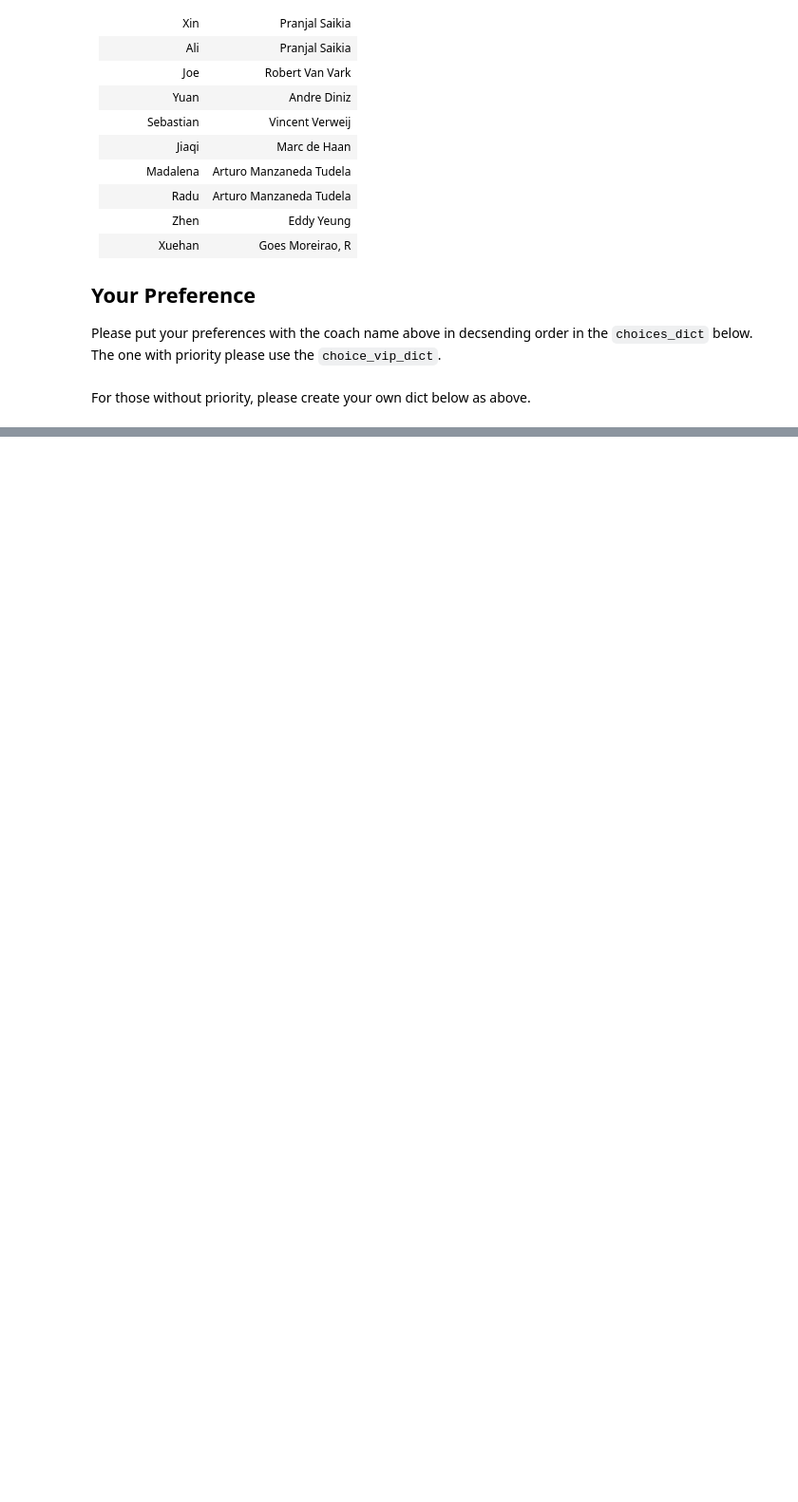
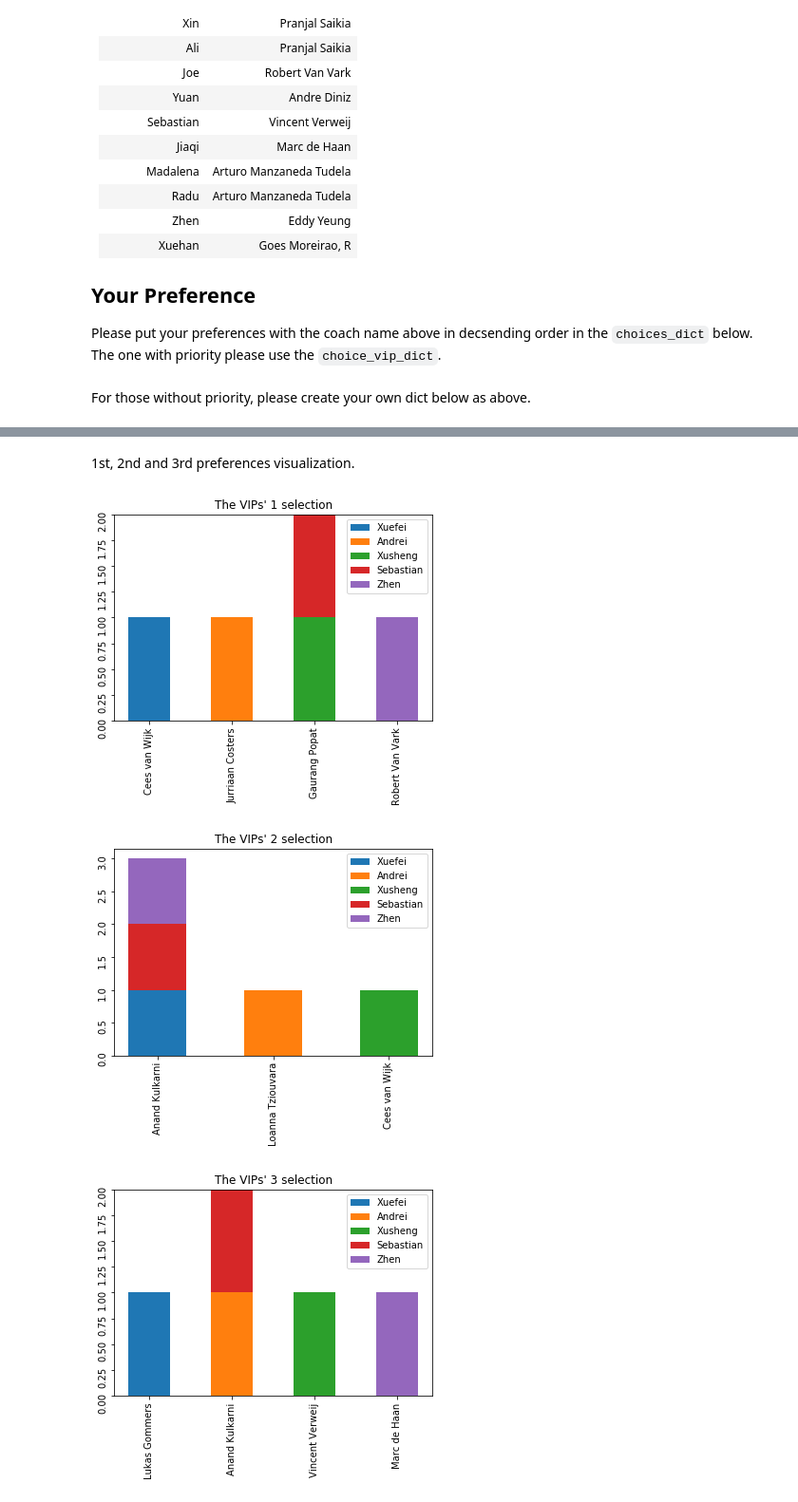
Before and after one commit to xS-Sx/Choices_Visualization, a Jupyter notebook: choices_visualization.ipynb, the cells around one changed output, grey strips where cells are left out. Shown: that part at 95% size. Drawn from its saved outputs; the diff is of its cells as text; code cells hidden in the pictures; blank space fills up the shorter version.

```diff
--- a/choices_visualization.ipynb
+++ b/choices_visualization.ipynb
@@ -60,0 +71,16 @@ import pandas as pd
+# %% [markdown]
+1st, 2nd and 3rd preferences visualization.
+# %%
+# 1st, 2nd amd 3rd preferences visualizaton
+for i in range(3):
+    np_tb_value = np.array(tb_value)[:, i, np.newaxis].tolist()
+    bins_Ni = np.unique(np_tb_value).shape[0]
+    plt.hist(np.transpose(np_tb_value), bins=bins_Ni, histtype='barstacked', rwidth=0.5, range=(0, bins_Ni), align='left', label=choice_vip_dict.keys())
+    plt.tick_params(labelrotation=90)
+    plt.title('The VIPs\' {} selection'.format(i+1))
+    plt.legend()
+    plt.show()
+# %% [output]
+[figure, added]
+[figure, added]
+[figure, added]
```
Also changed, not shown: parts of 5 cells of this notebook.
